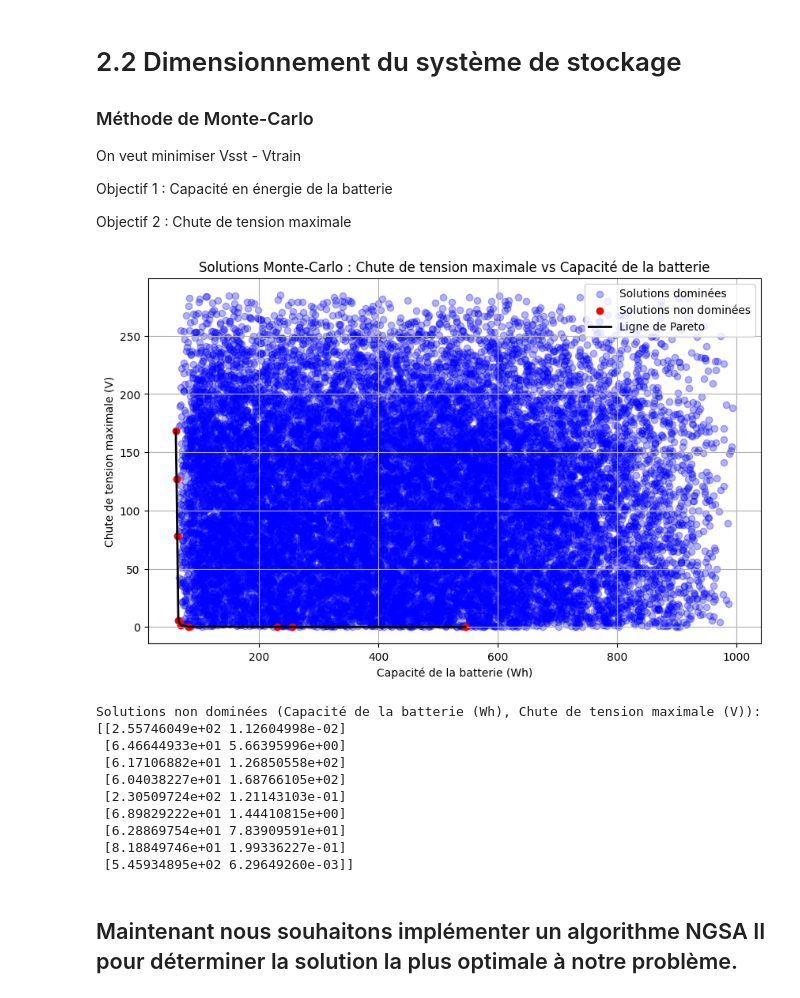
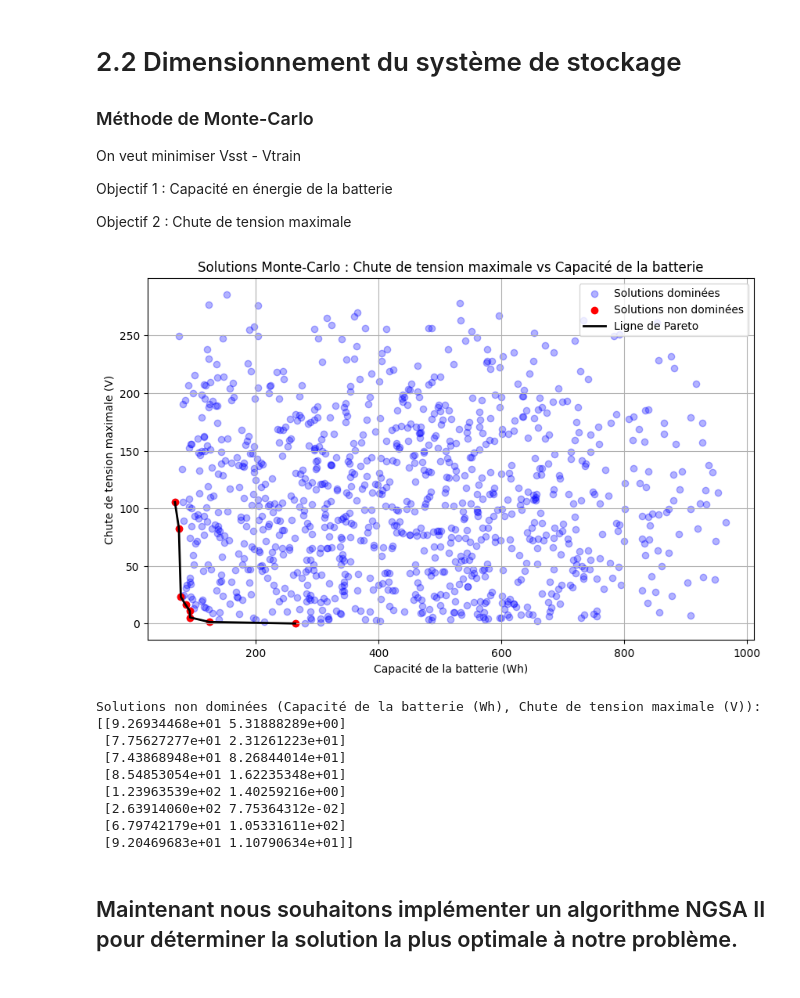
Before and after one commit to williamwu8888/optimisation_project, a Jupyter notebook: notebook.ipynb, the cells around one changed output. Cells and saved outputs as stored; diff of their text form; code cells hidden in the pictures.

```diff
--- a/notebook.ipynb
+++ b/notebook.ipynb
@@ -363,7 +362,7 @@ Objectif 2 : Chute de tension maximale
 # Paramètres du système (ajustés pour plus de diversité)
 max_battery_capacity = 1000  # Capacité maximale de la batterie en Wh
 max_voltage_drop = 290       # Chute de tension maximale en volts (par rapport à la tension nominale de 500V)
-n_samples = 20000            # Augmentation du nombre d'échantillons pour obtenir plus de diversité
+n_samples = 1000           # Augmentation du nombre d'échantillons pour obtenir plus de diversité
 
 # Fonction pour simuler la capacité de la batterie et la chute de tension
 def simulate_system(battery_capacity, voltage_drop_factor):
@@ -399,43 +398,42 @@ def non_dominated_sort(results):
                 is_dominated[i] = True
                 break
 
     return results[~is_dominated]
 
 # Identification des solutions non dominées
 non_dominated_solutions = non_dominated_sort(results)
 
 # Trier les solutions non dominées pour créer la ligne de Pareto (en fonction de la capacité de la batterie, puis de la chute de tension)
 sorted_non_dominated = non_dominated_solutions[np.argsort(non_dominated_solutions[:, 0])]
 
 # Affichage des résultats
 plt.figure(figsize=(10, 6))
 plt.scatter(results[:, 0], results[:, 1], color='blue', alpha=0.3, label='Solutions dominées')
 plt.scatter(non_dominated_solutions[:, 0], non_dominated_solutions[:, 1], color='red', label='Solutions non dominées')
 
 # Tracer la ligne de Pareto en reliant les solutions non dominées triées
 plt.plot(sorted_non_dominated[:, 0], sorted_non_dominated[:, 1], color='black', lw=2, label='Ligne de Pareto')
 
 plt.xlabel('Capacité de la batterie (Wh)')
 plt.ylabel('Chute de tension maximale (V)')
 plt.title('Solutions Monte-Carlo : Chute de tension maximale vs Capacité de la batterie')
 plt.legend()
 plt.grid(True)
 plt.show()
 
 # Afficher les solutions non dominées
 print("Solutions non dominées (Capacité de la batterie (Wh), Chute de tension maximale (V)): ")
 print(non_dominated_solutions)
 # %% [output]
-[figure, old version]
+[figure, new version]
 Solutions non dominées (Capacité de la batterie (Wh), Chute de tension maximale (V)):
-[[2.55746049e+02 1.12604998e-02]
- [6.46644933e+01 5.66395996e+00]
- [6.17106882e+01 1.26850558e+02]
- [6.04038227e+01 1.68766105e+02]
- [2.30509724e+02 1.21143103e-01]
- [6.89829222e+01 1.44410815e+00]
- [6.28869754e+01 7.83909591e+01]
- [8.18849746e+01 1.99336227e-01]
- [5.45934895e+02 6.29649260e-03]]
+[[9.26934468e+01 5.31888289e+00]
+ [7.75627277e+01 2.31261223e+01]
+ [7.43868948e+01 8.26844014e+01]
+ [8.54853054e+01 1.62235348e+01]
+ [1.23963539e+02 1.40259216e+00]
+ [2.63914060e+02 7.75364312e-02]
+ [6.79742179e+01 1.05331611e+02]
+ [9.20469683e+01 1.10790634e+01]]
 # %% [markdown]
 ## Maintenant nous souhaitons implémenter un algorithme NGSA II pour déterminer la solution la plus optimale à notre problème.
```
Also changed, not shown: parts of 4 cells of this notebook.
